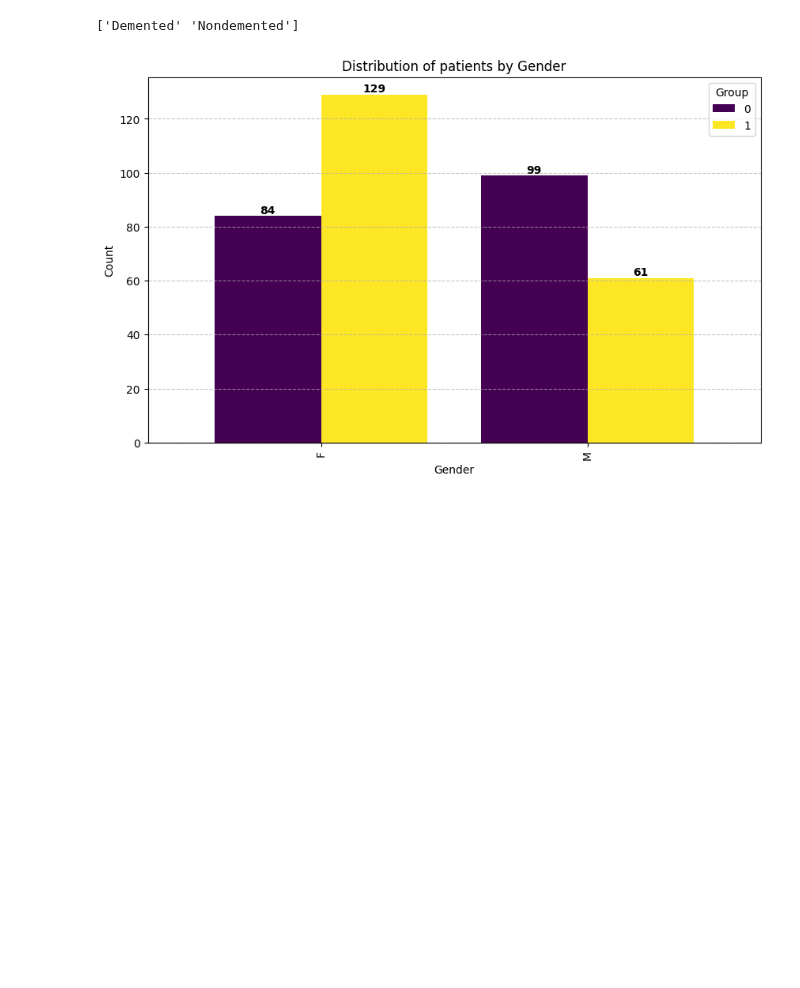
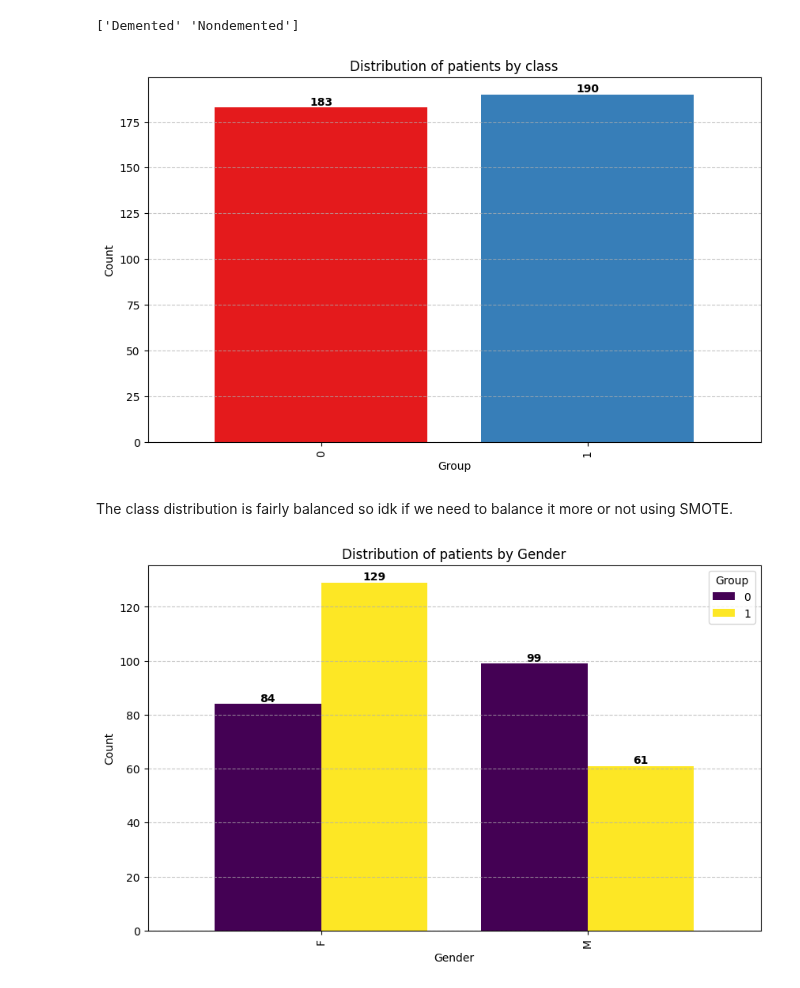
Before and after one commit to AshWz-Uni/CSS2-2025, a Jupyter notebook: datastuff.ipynb, the cells around one changed output. Cells and saved outputs as stored; diff of their text form; code cells hidden in the pictures; blank space fills up the shorter version.

```diff
--- a/datastuff.ipynb
+++ b/datastuff.ipynb
@@ -106,6 +86,22 @@ plt.show()
 print(encoder.classes_)
 # %% [output]
 ['Demented' 'Nondemented']
+# %%
+classes = df_copy.Group.value_counts(ascending=True)
+
+ax = classes.plot(kind='bar', figsize=(10, 6), color=plt.cm.Set1.colors, width=0.8)
+
+for p in ax.patches:
+  ax.annotate(f"{int(p.get_height())}", (p.get_x() + p.get_width() / 2, p.get_height()), ha='center', va='bottom', fontsize=10, fontweight='bold')
+
+plt.xlabel("Group")
+plt.ylabel("Count")
+plt.title("Distribution of patients by class")
+plt.grid(axis='y', linestyle='--', alpha=0.7)
+# %% [output]
+[figure, added]
+# %% [markdown]
+The class distribution is fairly balanced so idk if we need to balance it more or not using SMOTE.
 # %%
 #bar chart of the gender based on group
 #NOTE: we're gonna have to merge "Converted" with "Demented" when classifying, i started doing it in the preprocessing section.
```
Also changed, not shown: parts of 6 cells of this notebook.
